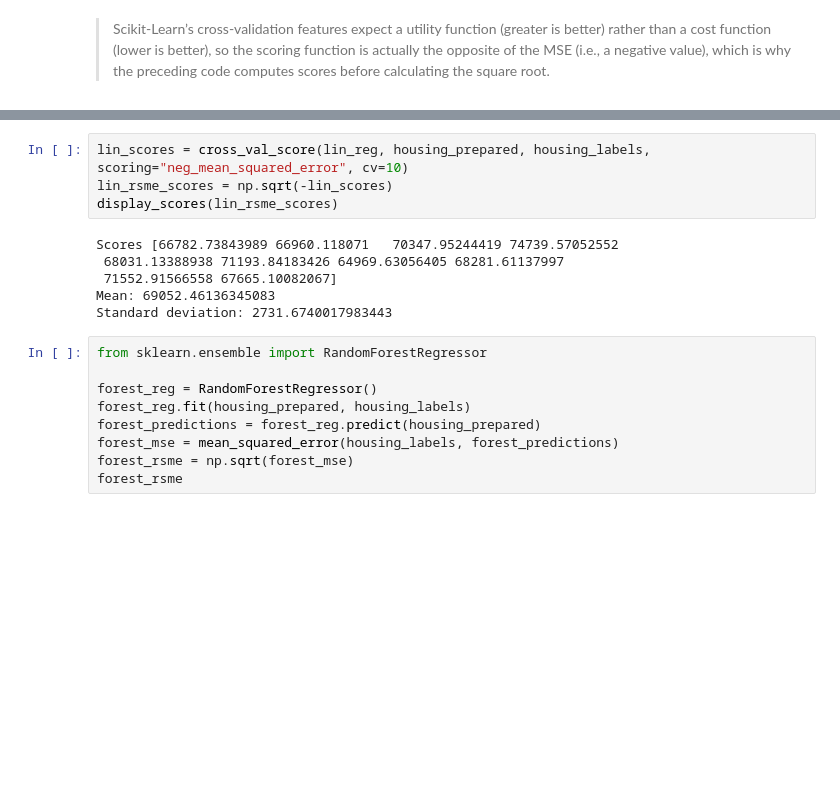
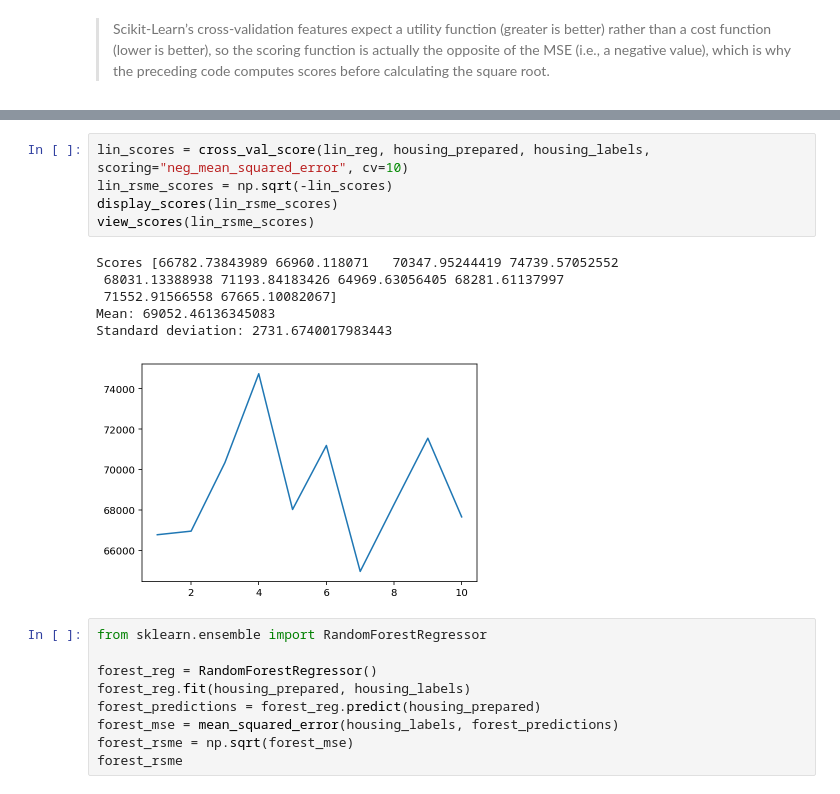
Before and after one commit to AlphaSpectrum/ml, a Jupyter notebook: Housing.ipynb, the cells around one changed output, grey strips where cells are left out. Cells and saved outputs as stored; diff of their text form; blank space fills up the shorter version.

```diff
--- a/Housing.ipynb
+++ b/Housing.ipynb
@@ -578,13 +584,15 @@ Standard deviation: 2439.4345041191004
 # %%
 lin_scores = cross_val_score(lin_reg, housing_prepared, housing_labels, scoring="neg_mean_squared_error", cv=10)
 lin_rsme_scores = np.sqrt(-lin_scores)
 display_scores(lin_rsme_scores)
+view_scores(lin_rsme_scores)
 # %% [output]
 Scores [66782.73843989 66960.118071   70347.95244419 74739.57052552
  68031.13388938 71193.84183426 64969.63056405 68281.61137997
  71552.91566558 67665.10082067]
 Mean: 69052.46136345083
 Standard deviation: 2731.6740017983443
+[figure, added]
 # %%
 from sklearn.ensemble import RandomForestRegressor
 
```
Also changed, not shown: parts of 6 cells of this notebook, 1 other file.
